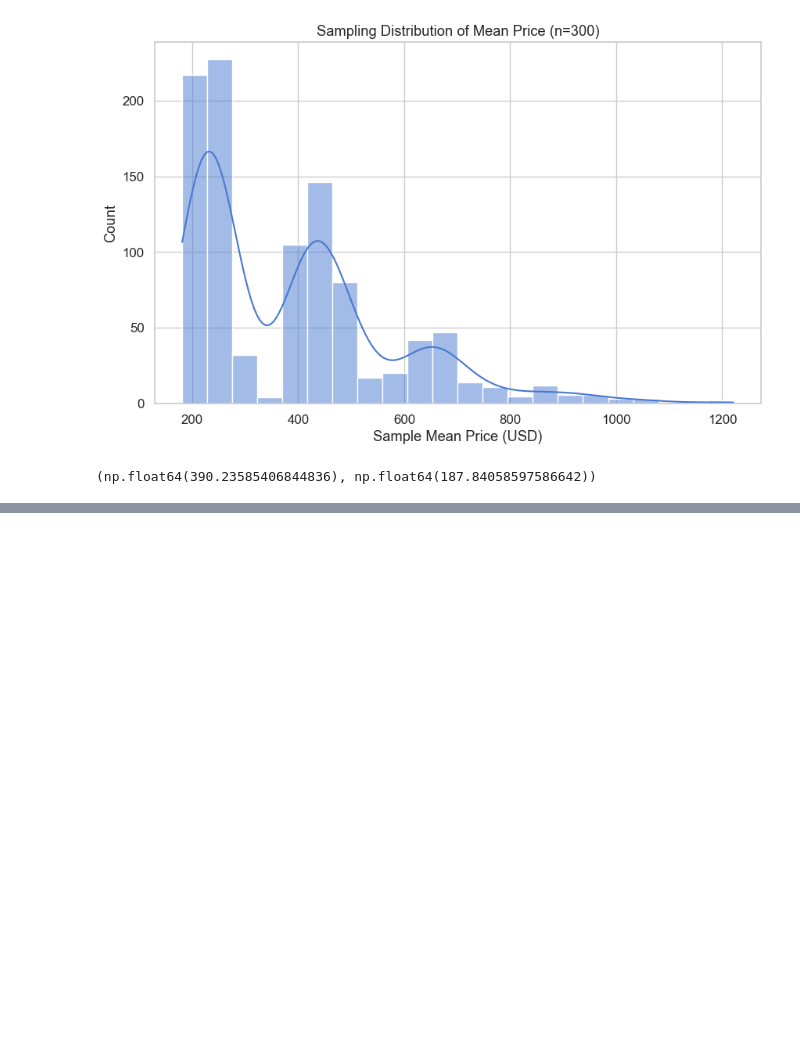
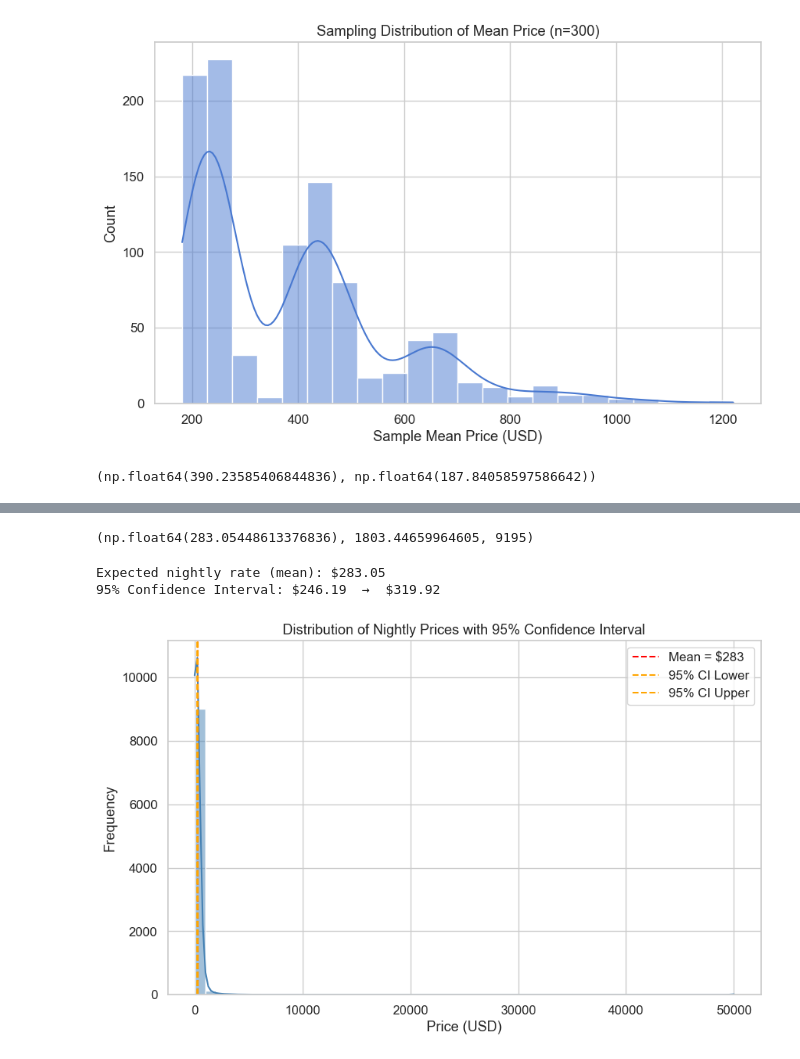
Before and after one commit to cleburn/texas-airbnb-market-analysis, a Jupyter notebook: notebooks/austin_airbnb_eda.ipynb, the cells around one changed output, grey strips where cells are left out. Cells and saved outputs as stored; diff of their text form; code cells hidden in the pictures; blank space fills up the shorter version.

```diff
--- a/notebooks/austin_airbnb_eda.ipynb
+++ b/notebooks/austin_airbnb_eda.ipynb
@@ -158,0 +224,35 @@ np.mean(sample_means), np.std(sample_means)
+# %%
+import numpy as np
+import scipy.stats as stats
+
+mean_price = df_scatter['price'].mean()
+std_price  = df_scatter['price'].std()
+n          = len(df_scatter['price'])
+mean_price, std_price, n
+# %% [output]
+(np.float64(283.05448613376836), 1803.44659964605, 9195)
+# %%
+confidence = 0.95
+stderr = std_price / np.sqrt(n)
+margin_of_error = stats.t.ppf((1 + confidence) / 2, n - 1) * stderr
+lower_bound = mean_price - margin_of_error
+upper_bound = mean_price + margin_of_error
+
+print(f"Expected nightly rate (mean): ${mean_price:,.2f}")
+print(f"95% Confidence Interval: ${lower_bound:,.2f}  →  ${upper_bound:,.2f}")
+# %% [output]
+Expected nightly rate (mean): $283.05
+95% Confidence Interval: $246.19  →  $319.92
+# %%
+plt.figure(figsize=(10,6))
+sns.histplot(df_scatter['price'], bins=50, kde=True, color='steelblue')
+plt.axvline(mean_price, color='red', linestyle='--', label=f"Mean = ${mean_price:,.0f}")
+plt.axvline(lower_bound, color='orange', linestyle='--', label='95% CI Lower')
+plt.axvline(upper_bound, color='orange', linestyle='--', label='95% CI Upper')
+plt.title('Distribution of Nightly Prices with 95% Confidence Interval')
+plt.xlabel('Price (USD)')
+plt.ylabel('Frequency')
+plt.legend()
+plt.show()
+# %% [output]
+[figure, added]
```
Also changed, not shown: parts of 18 cells of this notebook, 7 other files.
